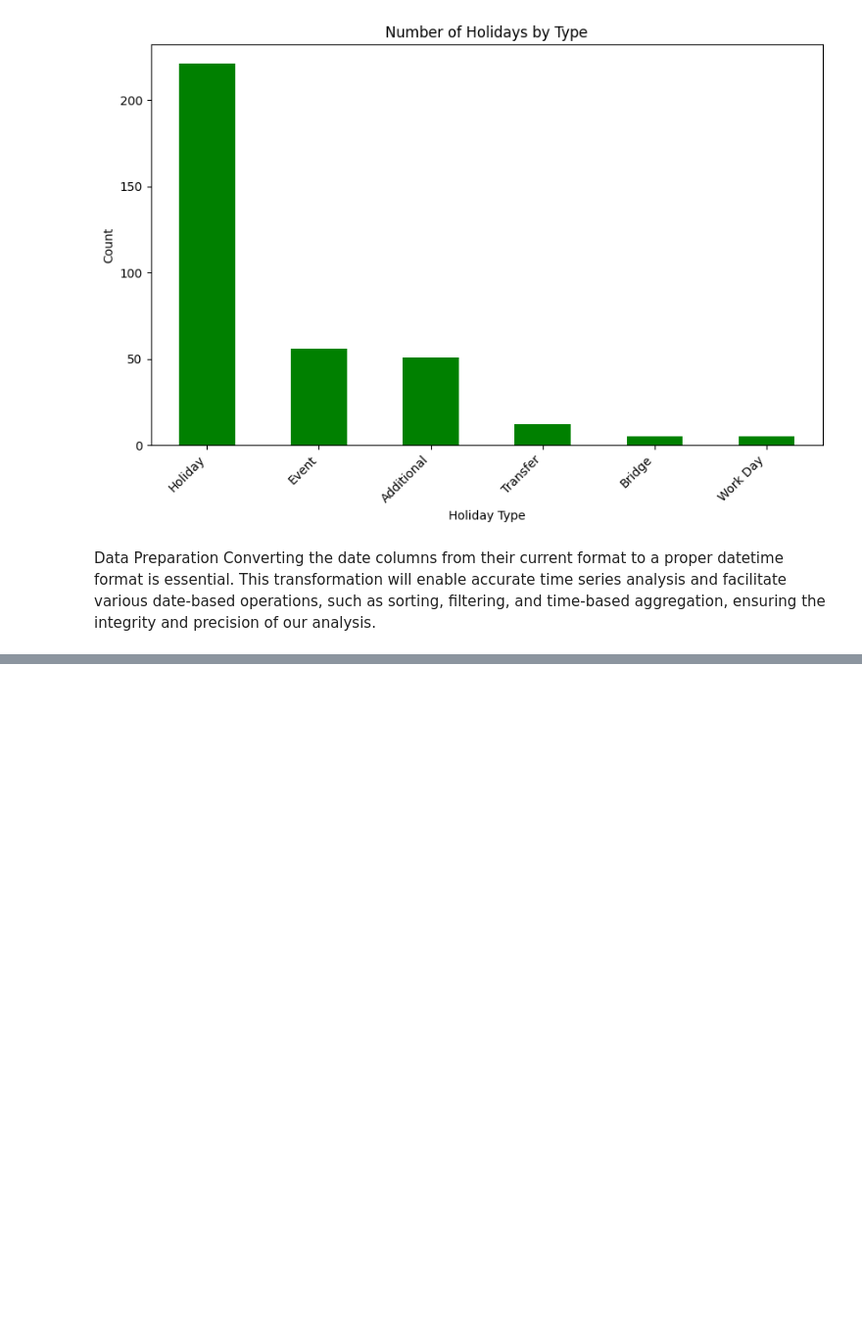
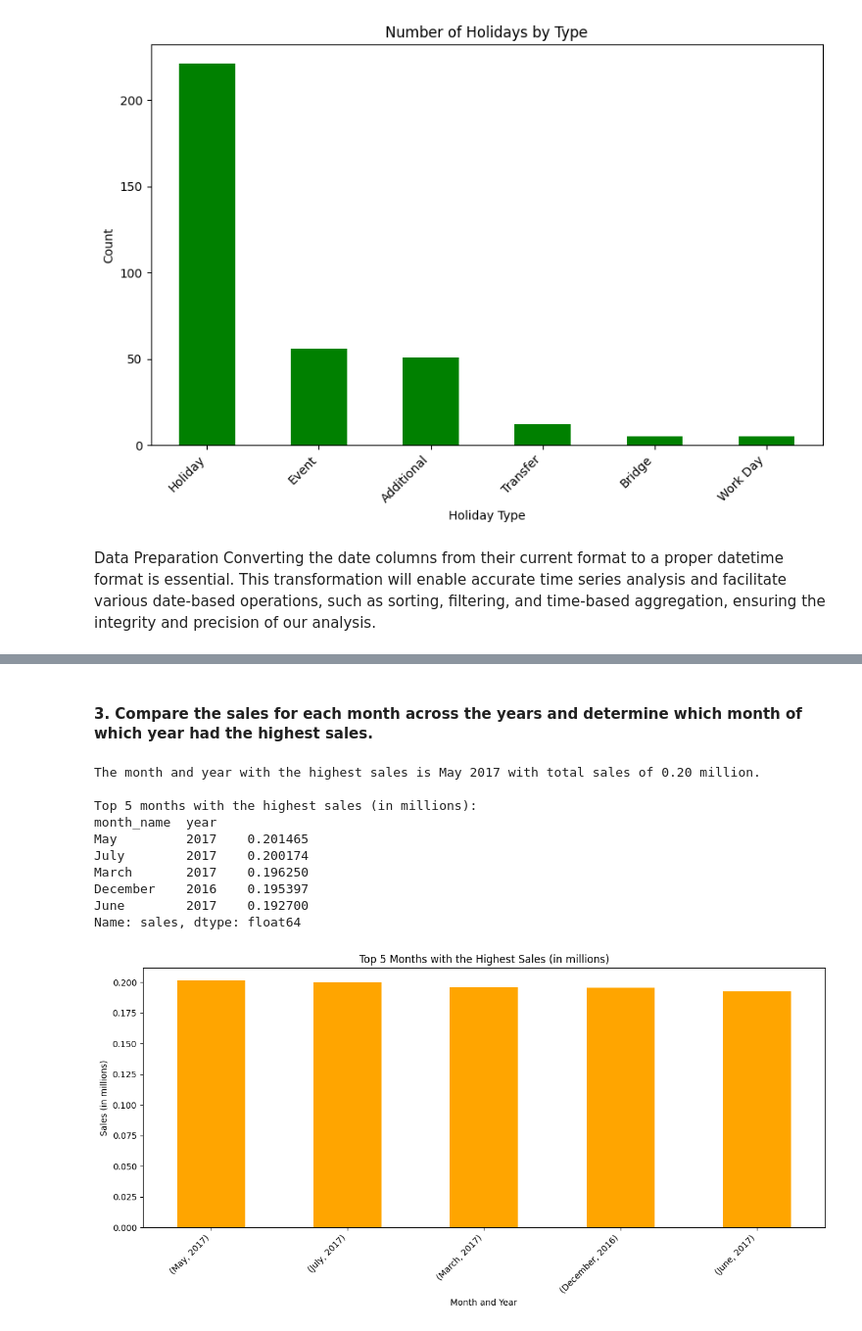
Before and after one commit to MayayaPatrick/Business-Forecasting-Model, a Jupyter notebook: Notebook/Time Series.ipynb, the cells around one changed output, grey strips where cells are left out. Shown at 98% size. Saved outputs shown, nothing was run; the diff lists cells and outputs as text; code cells hidden in the pictures; blank space fills up the shorter version.

```diff
--- a/Notebook/Time Series.ipynb
+++ b/Notebook/Time Series.ipynb
@@ -462,0 +569,53 @@ Converting the date columns from their current format to a proper datetime forma
+# %% [markdown]
+#### 3. Compare the sales for each month across the years and determine which month of which year had the highest sales.
+# %%
+import matplotlib.pyplot as plt
+
+# Ensure the 'date' column is in datetime format
+train['date'] = pd.to_datetime(train['date'])
+
+# Extract month name and year from the 'date' column
+train['month_name'] = train['date'].dt.month_name()  # Get the full month name
+train['year'] = train['date'].dt.year  # Extract the year
+
+# Group by month name and year, then sum the sales
+monthly_sales = train.groupby(["month_name", "year"])["sales"].sum()
+
+# Convert sales values to millions
+monthly_sales_millions = monthly_sales / 1_000_000
+
+# Determine the month and year with the highest sales
+highest_sales = monthly_sales_millions.idxmax()  # Get the index of the highest sales
+highest_sales_value = monthly_sales_millions.max()  # Get the value of the highest sales
+
+# Output the highest sales month, year, and value
+print(f"The month and year with the highest sales is {highest_sales[0]} {highest_sales[1]} with total sales of {highest_sales_value:.2f} million.")
+
+# Print the first five months with the highest sales
+top_5_sales = monthly_sales_millions.sort_values(ascending=False).head(5)
+print("\nTop 5 months with the highest sales (in millions):")
+print(top_5_sales)
+
+# Plot the sales comparison
+fig, ax = plt.subplots(figsize=(12, 6))
+top_5_sales.plot(kind='bar', color='orange', ax=ax)
+
+ax.set_xlabel('Month and Year')
+ax.set_ylabel('Sales (in millions)')
+ax.set_title('Top 5 Months with the Highest Sales (in millions)')
+plt.xticks(rotation=45, ha='right')  # Rotate x-axis labels for better readability
+
+plt.tight_layout()
+plt.show()
+# %% [output]
+The month and year with the highest sales is May 2017 with total sales of 0.20 million.
+
+Top 5 months with the highest sales (in millions):
+month_name  year
+May         2017    0.201465
+July        2017    0.200174
+March       2017    0.196250
+December    2016    0.195397
+June        2017    0.192700
+Name: sales, dtype: float64
+[figure, added]
```
Also changed, not shown: parts of 89 cells of this notebook.
